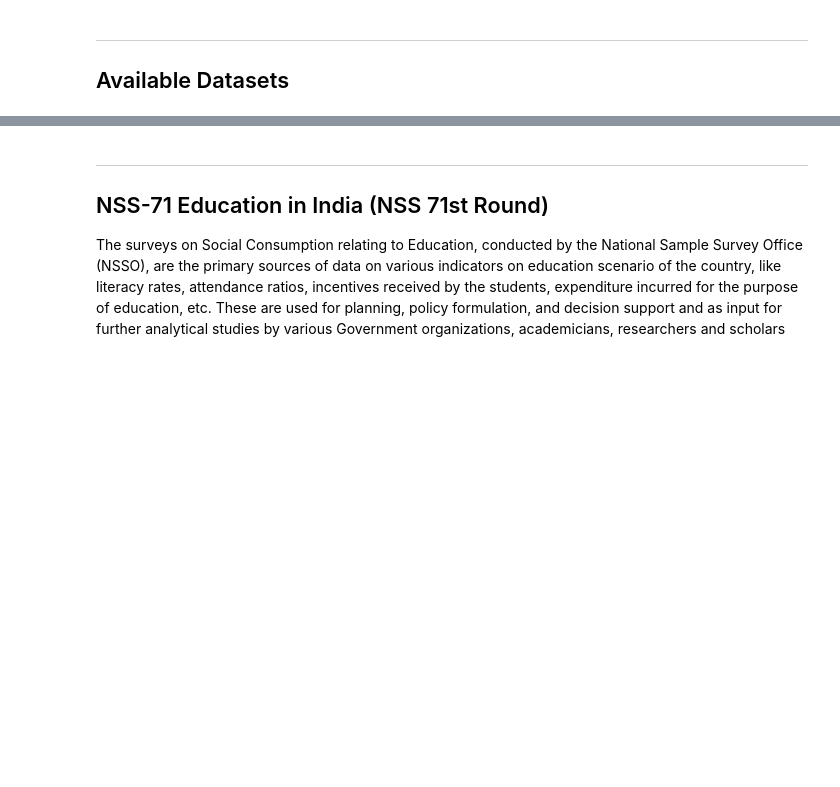
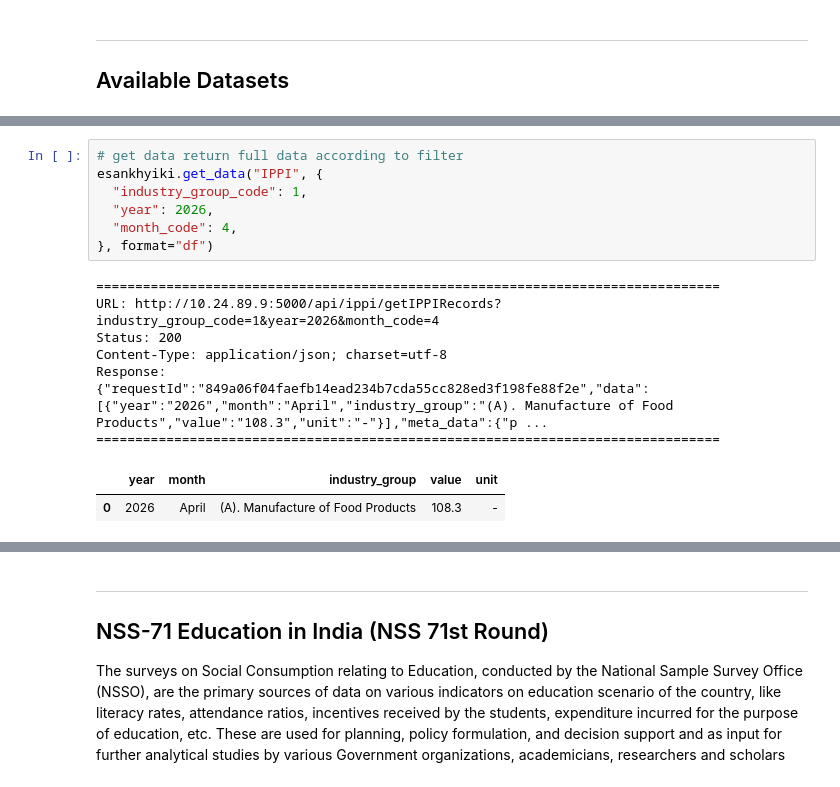
Before and after one commit to nso-india/mospi-esankhyiki, a Jupyter notebook: examples/esankhyiki_tutorial.ipynb, the cells around one changed output, grey strips where cells are left out. Cells and saved outputs as stored; diff of their text form; blank space fills up the shorter version.

```diff
--- a/examples/esankhyiki_tutorial.ipynb
+++ b/examples/esankhyiki_tutorial.ipynb
@@ -37,0 +151,17 @@ esankhyiki.list_datasets(format="df")
+# %%
+# get data return full data according to filter
+esankhyiki.get_data("IPPI", {
+  "industry_group_code": 1,
+  "year": 2026,
+  "month_code": 4,
+}, format="df")
+# %% [output]
+================================================================================
+URL: http://10.24.89.9:5000/api/ippi/getIPPIRecords?industry_group_code=1&year=2026&month_code=4
+Status: 200
+Content-Type: application/json; charset=utf-8
+Response:
+{"requestId":"849a06f04faefb14ead234b7cda55cc828ed3f198fe88f2e","data":[{"year":"2026","month":"April","industry_group":"(A). Manufacture of Food Products","value":"108.3","unit":"-"}],"meta_data":{"p ...
+================================================================================
+|  | year | month | industry_group | value | unit |
+| 0 | 2026 | April | (A). Manufacture of Food Products | 108.3 | - |
```
Also changed, not shown: parts of 19 cells of this notebook, 14 other files.
